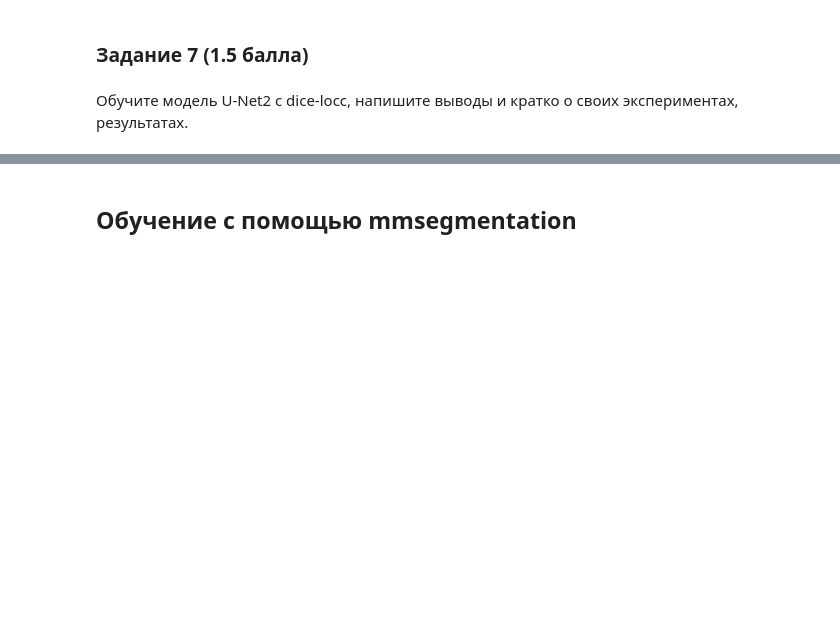
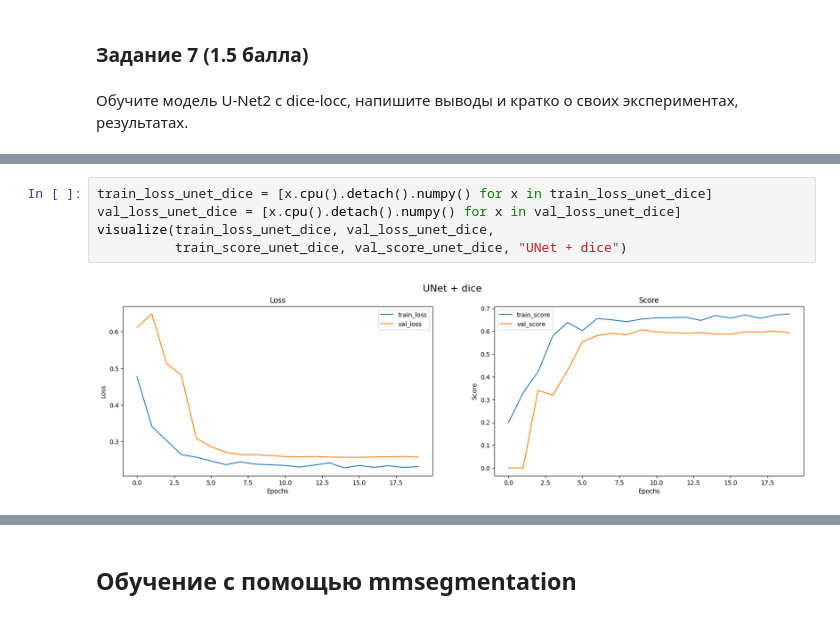
Before and after one commit to br0fire/HSE_CV, a Jupyter notebook: HW3/ДЗ_3_Семантическая_сегментация.ipynb, the cells around one changed output, grey strips where cells are left out. Drawn from its saved outputs; the diff is of its cells as text; blank space fills up the shorter version.

```diff
--- a/HW3/ДЗ_3_Семантическая_сегментация.ipynb
+++ b/HW3/ДЗ_3_Семантическая_сегментация.ipynb
@@ -564,0 +590,7 @@ visualize(train_loss_unet_focal, val_loss_unet_focal,
+# %%
+train_loss_unet_dice = [x.cpu().detach().numpy() for x in train_loss_unet_dice]
+val_loss_unet_dice = [x.cpu().detach().numpy() for x in val_loss_unet_dice]
+visualize(train_loss_unet_dice, val_loss_unet_dice,
+          train_score_unet_dice, val_score_unet_dice, "UNet + dice")
+# %% [output]
+[figure, added]
```
Also changed, not shown: parts of 34 cells of this notebook.
